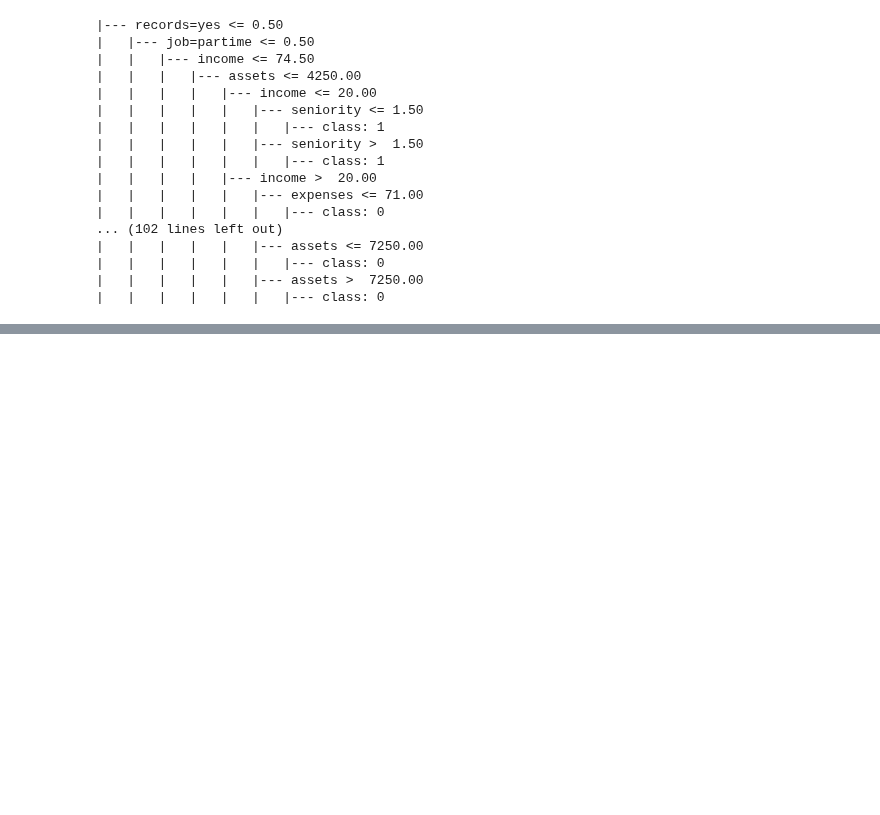
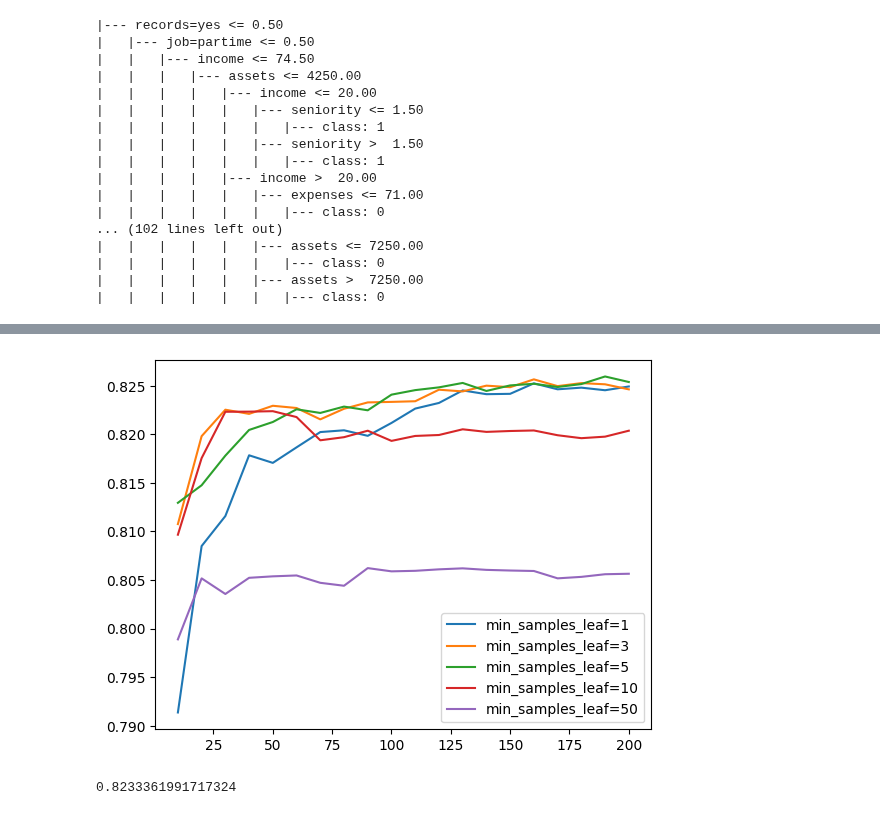
Before and after one commit to aaalexlit/machine-learning-zoomcamp-alex, a Jupyter notebook: 06-decision-trees/decision_trees.ipynb, the cells around one changed output, grey strips where cells are left out. Cells and saved outputs as stored; diff of their text form; code cells hidden in the pictures; blank space fills up the shorter version.

```diff
--- a/06-decision-trees/decision_trees.ipynb
+++ b/06-decision-trees/decision_trees.ipynb
@@ -517,0 +578,18 @@ print(export_text(dt, feature_names=list(dv.get_feature_names_out())))
+# %%
+max_depth = 10
+# %%
+scores = []
+for s in [1, 3, 5, 10, 50]:
+    for n in range(10, 201, 10):
+        rf = RandomForestClassifier(
+            n_estimators=n, max_depth=max_depth, min_samples_leaf=s, random_state=1, n_jobs=-1
+        )
+        rf.fit(X_train, y_train)
+        y_pred = rf.predict_proba(X_val)[:, 1]
+        auc = roc_auc_score(y_true=y_val, y_score=y_pred)
+        scores.append((s, n, auc))
+# %%
+
+columns = ['min_samples_leaf', 'n_estimators', 'auc']
+df_scores = pd.DataFrame(scores, columns=columns)
+df_scores.head()
@@ -517,0 +603,7 @@ print(export_text(dt, feature_names=list(dv.get_feature_names_out())))
+# %%
+for s in [1, 3, 5, 10, 50]:
+    df_sub = df_scores[df_scores.min_samples_leaf == s]
+    plt.plot(df_sub.n_estimators, df_sub.auc, label = f'min_samples_leaf={s}')
+    plt.legend()
+# %% [output]
+[figure, added]
@@ -517,0 +612,7 @@ print(export_text(dt, feature_names=list(dv.get_feature_names_out())))
+# %%
+rf = RandomForestClassifier(n_estimators=100, max_depth=max_depth, min_samples_leaf=min_samples_leaf, random_state=1)
+rf.fit(X_train, y_train)
+y_pred = rf.predict_proba(X_val)[:, 1]
+roc_auc_score(y_true=y_val, y_score=y_pred)
+# %% [output]
+0.8233361991717324
```
Also changed, not shown: parts of 15 cells of this notebook.
